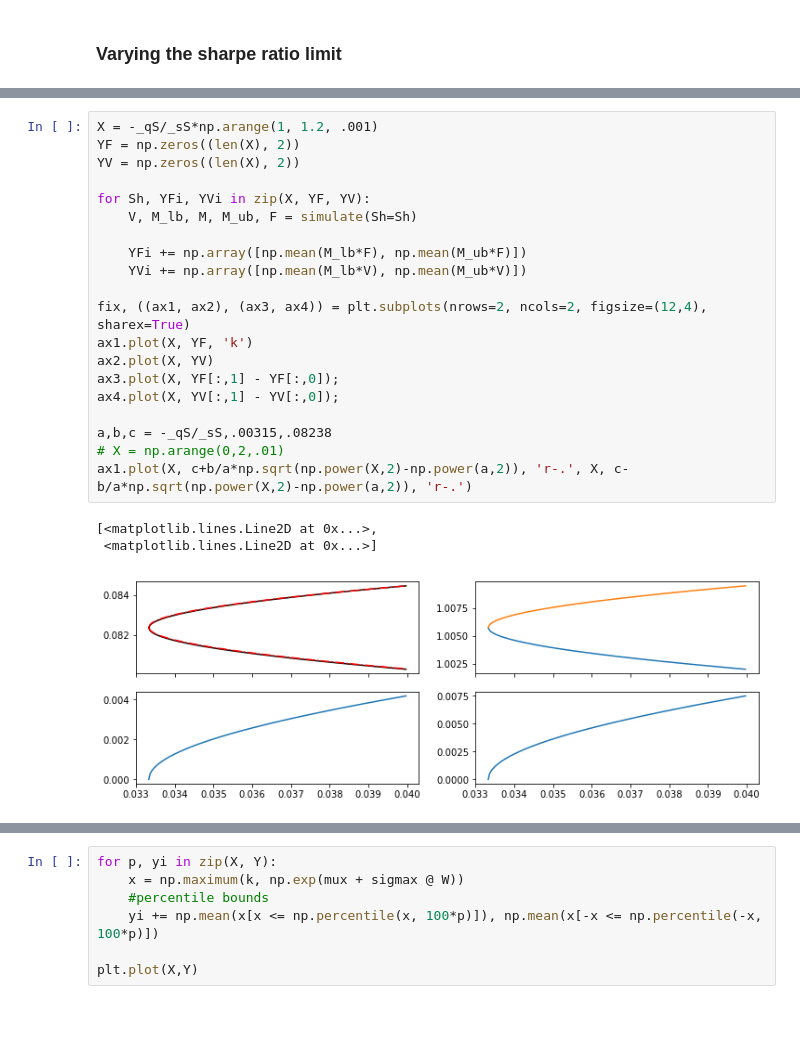
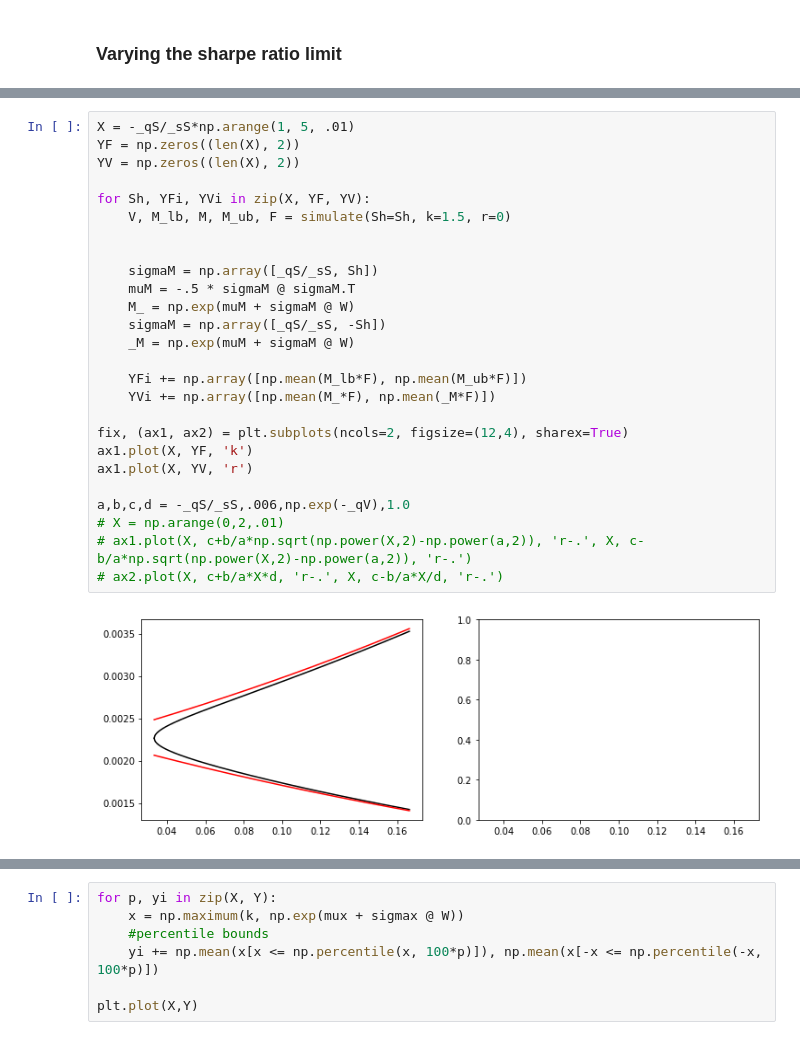
Before and after one commit to sebasv/thesis, a Jupyter notebook: Simulations.ipynb, the cells around one changed output, grey strips where cells are left out. Drawn from its saved outputs; the diff is of its cells as text.

```diff
--- a/Simulations.ipynb
+++ b/Simulations.ipynb
@@ -162,24 +168,28 @@ ax4.plot(X, YV[:,1] - YV[:,0]);
 # %%
-X = -_qS/_sS*np.arange(1, 1.2, .001)
+X = -_qS/_sS*np.arange(1, 5, .01)
 YF = np.zeros((len(X), 2))
 YV = np.zeros((len(X), 2))
 
 for Sh, YFi, YVi in zip(X, YF, YV):
-    V, M_lb, M, M_ub, F = simulate(Sh=Sh)
+    V, M_lb, M, M_ub, F = simulate(Sh=Sh, k=1.5, r=0)
+
+
+    sigmaM = np.array([_qS/_sS, Sh])
+    muM = -.5 * sigmaM @ sigmaM.T
+    M_ = np.exp(muM + sigmaM @ W)
+    sigmaM = np.array([_qS/_sS, -Sh])
+    _M = np.exp(muM + sigmaM @ W)
 
     YFi += np.array([np.mean(M_lb*F), np.mean(M_ub*F)])
-    YVi += np.array([np.mean(M_lb*V), np.mean(M_ub*V)])
+    YVi += np.array([np.mean(M_*F), np.mean(_M*F)])
 
-fix, ((ax1, ax2), (ax3, ax4)) = plt.subplots(nrows=2, ncols=2, figsize=(12,4), sharex=True)
+fix, (ax1, ax2) = plt.subplots(ncols=2, figsize=(12,4), sharex=True)
 ax1.plot(X, YF, 'k')
-ax2.plot(X, YV)
-ax3.plot(X, YF[:,1] - YF[:,0]);
-ax4.plot(X, YV[:,1] - YV[:,0]);
+ax1.plot(X, YV, 'r')
 
-a,b,c = -_qS/_sS,.00315,.08238
+a,b,c,d = -_qS/_sS,.006,np.exp(-_qV),1.0
 # X = np.arange(0,2,.01)
-ax1.plot(X, c+b/a*np.sqrt(np.power(X,2)-np.power(a,2)), 'r-.', X, c-b/a*np.sqrt(np.power(X,2)-np.power(a,2)), 'r-.')
+# ax1.plot(X, c+b/a*np.sqrt(np.power(X,2)-np.power(a,2)), 'r-.', X, c-b/a*np.sqrt(np.power(X,2)-np.power(a,2)), 'r-.')
+# ax2.plot(X, c+b/a*X*d, 'r-.', X, c-b/a*X/d, 'r-.')
 # %% [output]
-[<matplotlib.lines.Line2D at 0x...>,
- <matplotlib.lines.Line2D at 0x...>]
-[figure, old version]
+[figure, new version]
```
Also changed, not shown: parts of 10 cells of this notebook, 1 other file.
